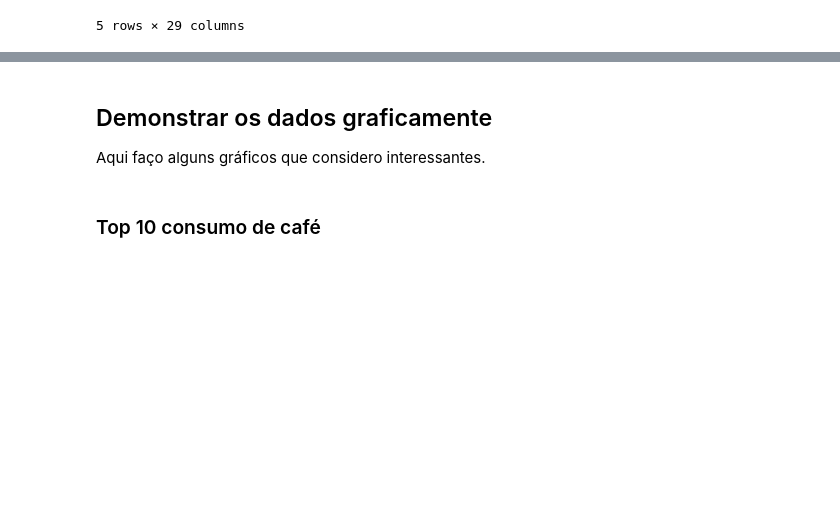
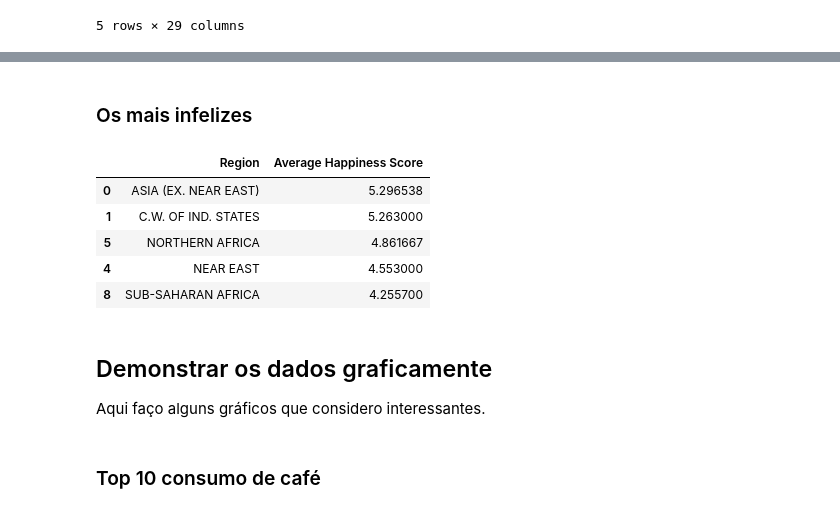
Before and after one commit to nunovivas/TrabalhoFinal, a Jupyter notebook: 04Final.ipynb, the cells around one changed output, grey strips where cells are left out. Saved outputs shown, nothing was run; the diff lists cells and outputs as text; code cells hidden in the pictures; blank space fills up the shorter version.

```diff
--- a/04Final.ipynb
+++ b/04Final.ipynb
@@ -80,3 +102,15 @@ dfMergedHappiness.head()
+# %% [markdown]
+### Os mais infelizes
+# %%
+# Display the bottom 5 happiest regions
+dfindexRegionHappiness.tail()
+# %% [output]
+|  | Region | Average Happiness Score |
+| 0 | ASIA (EX. NEAR EAST) | 5.296538 |
+| 1 | C.W. OF IND. STATES | 5.263000 |
+| 5 | NORTHERN AFRICA | 4.861667 |
+| 4 | NEAR EAST | 4.553000 |
+| 8 | SUB-SAHARAN AFRICA | 4.255700 |
 # %% [markdown]
 ## Demonstrar os dados graficamente
 
```
Also changed, not shown: parts of 3 cells of this notebook, 1 other file.
